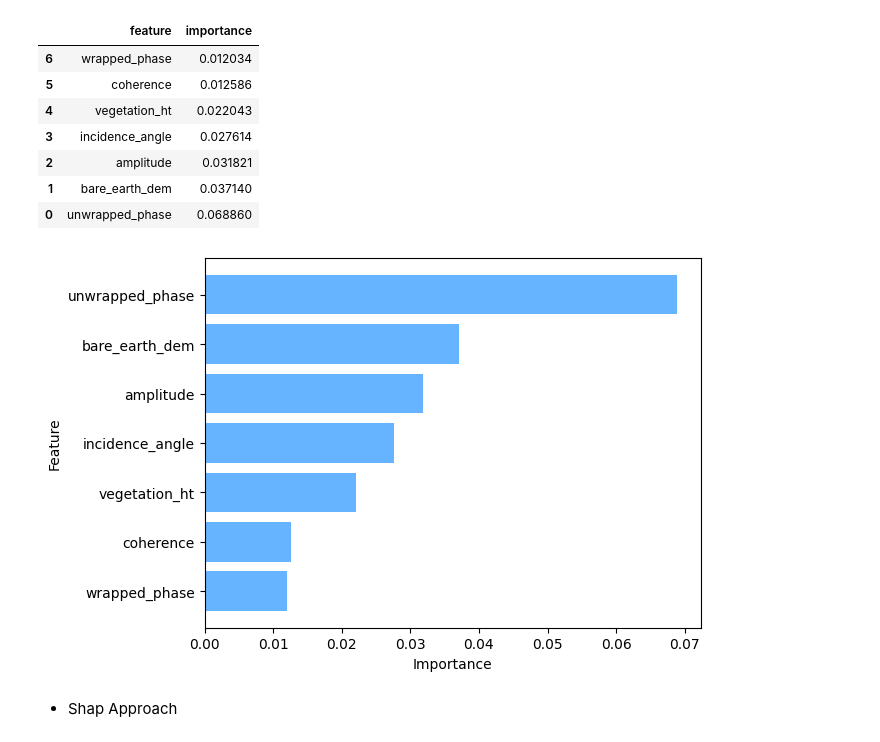
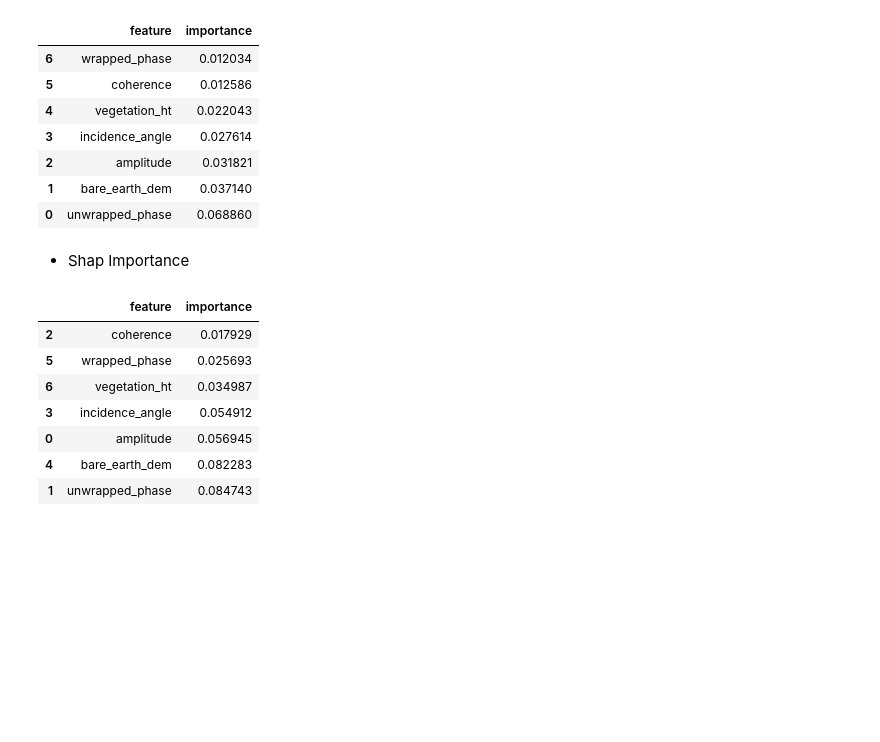
Before and after one commit to Ibrahim-Ola/uavsar-lidar-project, a Jupyter notebook: experiments/07_model_comparison.ipynb, the cells around one changed output. Drawn from its saved outputs; the diff is of its cells as text; code cells hidden in the pictures; blank space fills up the shorter version.

```diff
--- a/experiments/07_model_comparison.ipynb
+++ b/experiments/07_model_comparison.ipynb
@@ -144,24 +146,36 @@ xgboost_all
 | 2 | amplitude | 0.031821 |
 | 1 | bare_earth_dem | 0.037140 |
 | 0 | unwrapped_phase | 0.068860 |
-# %%
-plt.barh(xgboost_all['feature'], xgboost_all['importance'], color='#0081ff', alpha=0.6, edgecolor='k')
-plt.xlabel('Importance')
-plt.ylabel('Feature')
-plt.show()
-# %% [output]
-[figure, removed]
 # %% [markdown]
-* Shap Approach
+* Shap Importance
 # %%
 with open('../results/shap_values.pkl', 'rb') as f:
     overall_shap = pickle.load(f)
 
 with open('../data/full_splits.pkl', 'rb') as f:
     full_splits = pickle.load(f)
 
 features=[
     'amplitude','unwrapped_phase',
     'coherence', 'incidence_angle',
     'bare_earth_dem', 'wrapped_phase', 'vegetation_ht'
 ]
+
+shap_imp=pd.DataFrame(
+    data={
+        'feature': features,
+        'importance': np.abs(overall_shap.values).mean(axis=0)
+    }
+)
+
+shap_imp=shap_imp.sort_values(by='importance', ascending=True)
+shap_imp
+# %% [output]
+|  | feature | importance |
+| 2 | coherence | 0.017929 |
+| 5 | wrapped_phase | 0.025693 |
+| 6 | vegetation_ht | 0.034987 |
+| 3 | incidence_angle | 0.054912 |
+| 0 | amplitude | 0.056945 |
+| 4 | bare_earth_dem | 0.082283 |
+| 1 | unwrapped_phase | 0.084743 |
```
Also changed, not shown: parts of 25 cells of this notebook.
